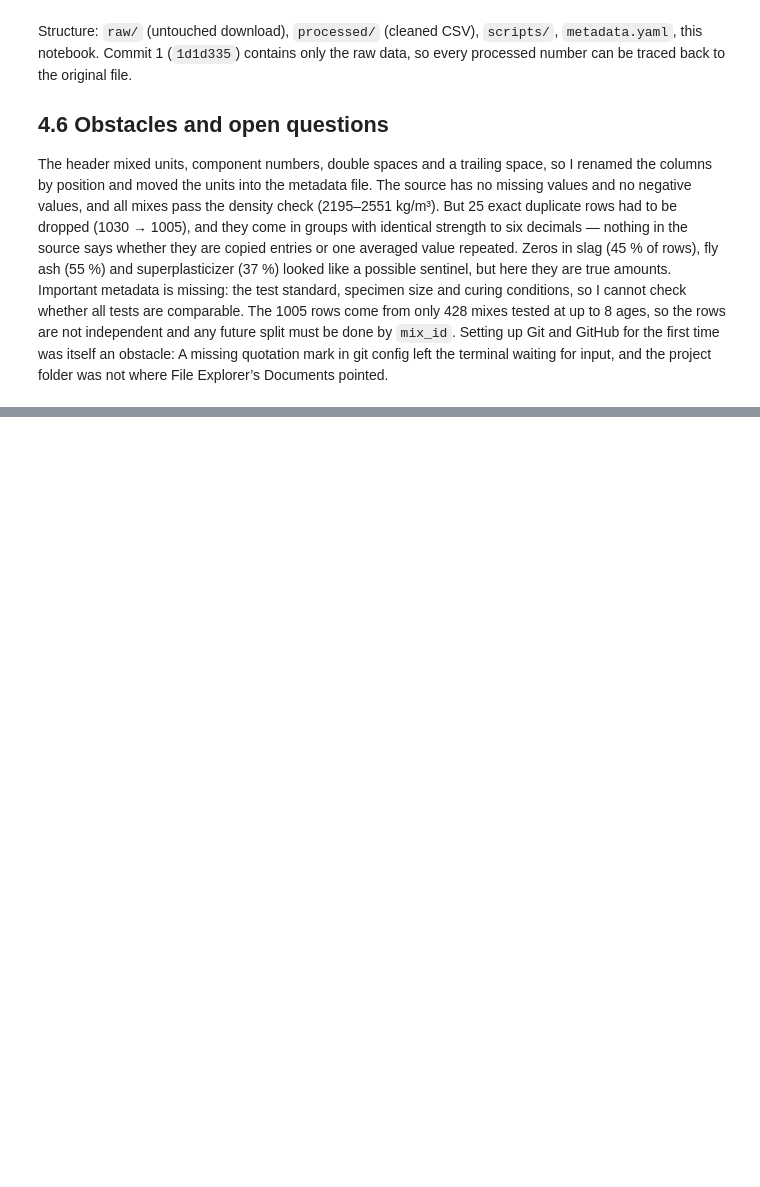
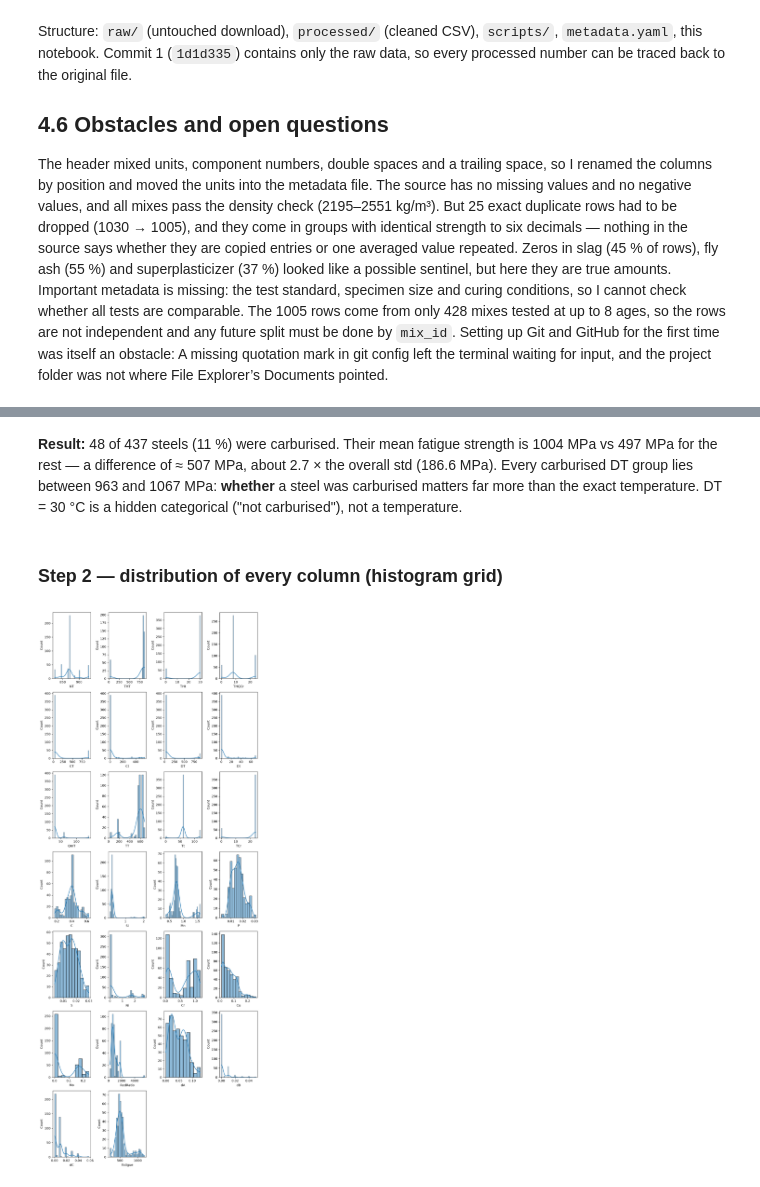
Before and after one commit to royyckl2682/hw1-concrete, a Jupyter notebook: HW1-Copy4.ipynb, the cells around one changed output, grey strips where cells are left out. Cells and saved outputs as stored; diff of their text form; code cells hidden in the pictures; blank space fills up the shorter version.

Commit message:
HW1 item 5: fatigue data exploration and descriptor list

```diff
--- a/HW1-Copy4.ipynb
+++ b/HW1-Copy4.ipynb
@@ -563,0 +573,3 @@ Setting up Git and GitHub for the first time was itself an obstacle: A missing q
+# %%
+df = pd.read_csv('./raw/Fatigue_data.csv')
+df.shape
@@ -563,0 +685,19 @@ Setting up Git and GitHub for the first time was itself an obstacle: A missing q
+# %% [markdown]
+**Result:** 48 of 437 steels (11 %) were carburised. Their mean fatigue strength is 1004 MPa vs 497 MPa for the rest —
+a difference of ≈ 507 MPa, about 2.7 × the overall std (186.6 MPa). Every carburised DT group lies between 963 and
+1067 MPa: **whether** a steel was carburised matters far more than the exact temperature. DT = 30 °C is a hidden
+categorical ("not carburised"), not a temperature.
+# %% [markdown]
+### Step 2 — distribution of every column (histogram grid)
+# %%
+import seaborn as sns
+
+features = df.columns
+plt.figure(figsize=(10, 25))
+for i, column in enumerate(features):
+    ax = plt.subplot(len(features) // 4 + 1, 4, i + 1)
+    sns.histplot(data=df, x=column, kde=True)
+plt.tight_layout()
+plt.show()
+# %% [output]
+[figure, added]
```
Also changed, not shown: parts of 33 cells of this notebook, 1 other file.
